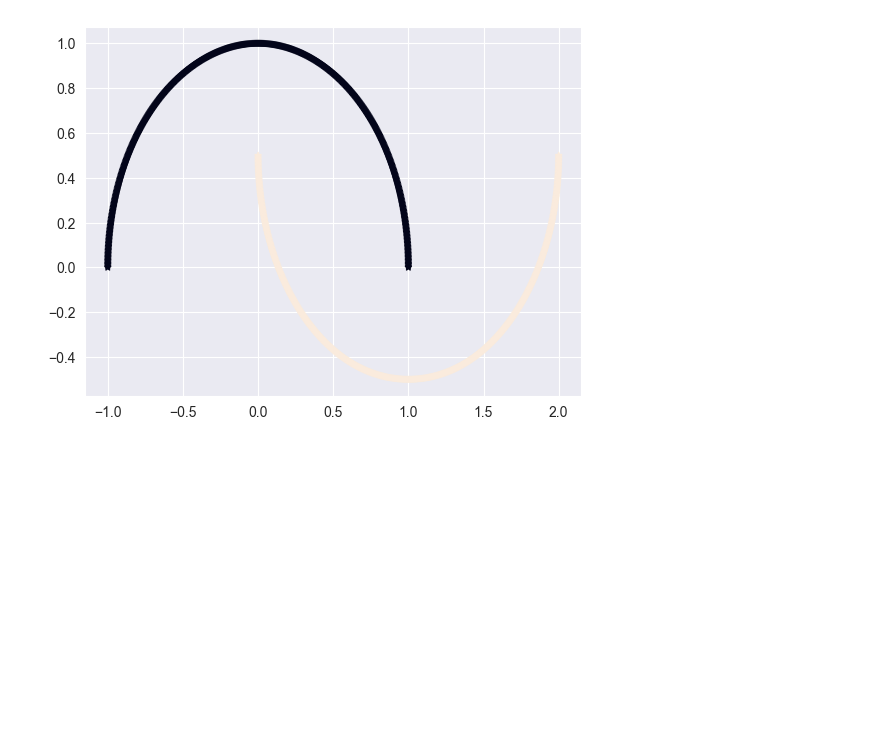
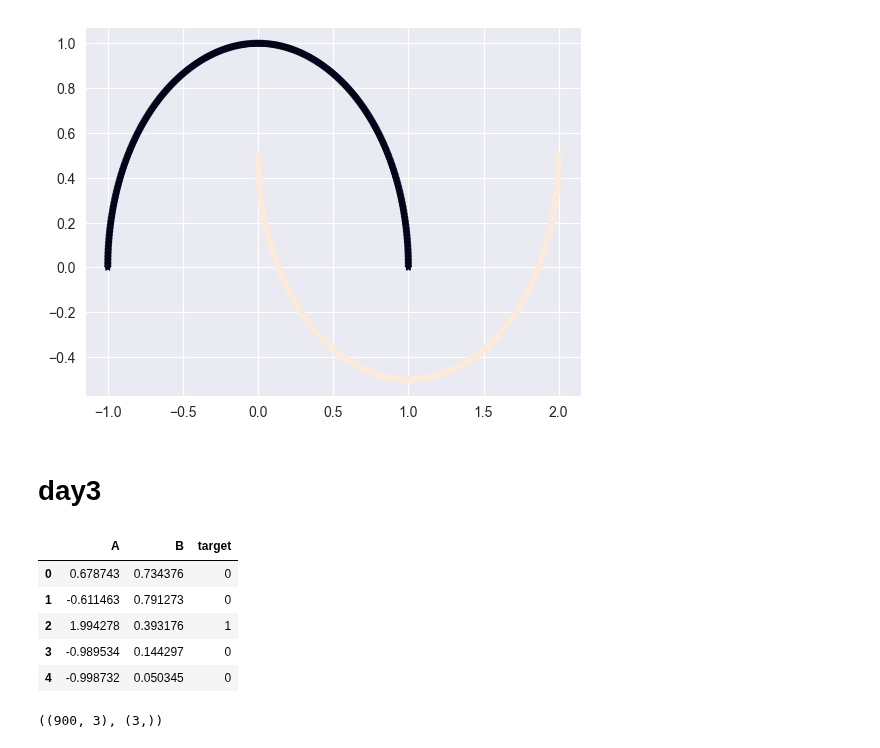
Before and after one commit to gpgaikwad576/DAIAugust2025, a Jupyter notebook: DL/day2.ipynb, the cells around one changed output. Drawn from its saved outputs; the diff is of its cells as text; code cells hidden in the pictures; blank space fills up the shorter version.

```diff
--- a/DL/day2.ipynb
+++ b/DL/day2.ipynb
@@ -55,3 +56,25 @@ X[:5], y[:5]
 plt.scatter(X[:,0],X[:,1],s = 20, c = y, marker = "*");
 # %% [output]
 [figure]
+# %% [markdown]
+# day3
+# %%
+data_df = pd.DataFrame(X,columns = ['A','B'])
+data_df['target'] = y
+data_df.head()
+# %% [output]
+|  | A | B | target |
+| 0 | 0.678743 | 0.734376 | 0 |
+| 1 | -0.611463 | 0.791273 | 0 |
+| 2 | 1.994278 | 0.393176 | 1 |
+| 3 | -0.989534 | 0.144297 | 0 |
+| 4 | -0.998732 | 0.050345 | 0 |
+# %%
+data_train,data_test = data_df.to_numpy()[:900],data_df.to_numpy()[900,:]
+data_train.shape,data_test.shape
+
+#day4
+# x_train,x_test,y_train,y_test = train_test_split(x,y,stratify = y,test_size = TEST_SIZE,random_state = RANDOM_STATE)
+# x_train.shape,x_test.shape,y_train.shape,y_test.shape
+# %% [output]
+((900, 3), (3,))
```
Also changed, not shown: parts of 22 cells of this notebook, 13 other files.
